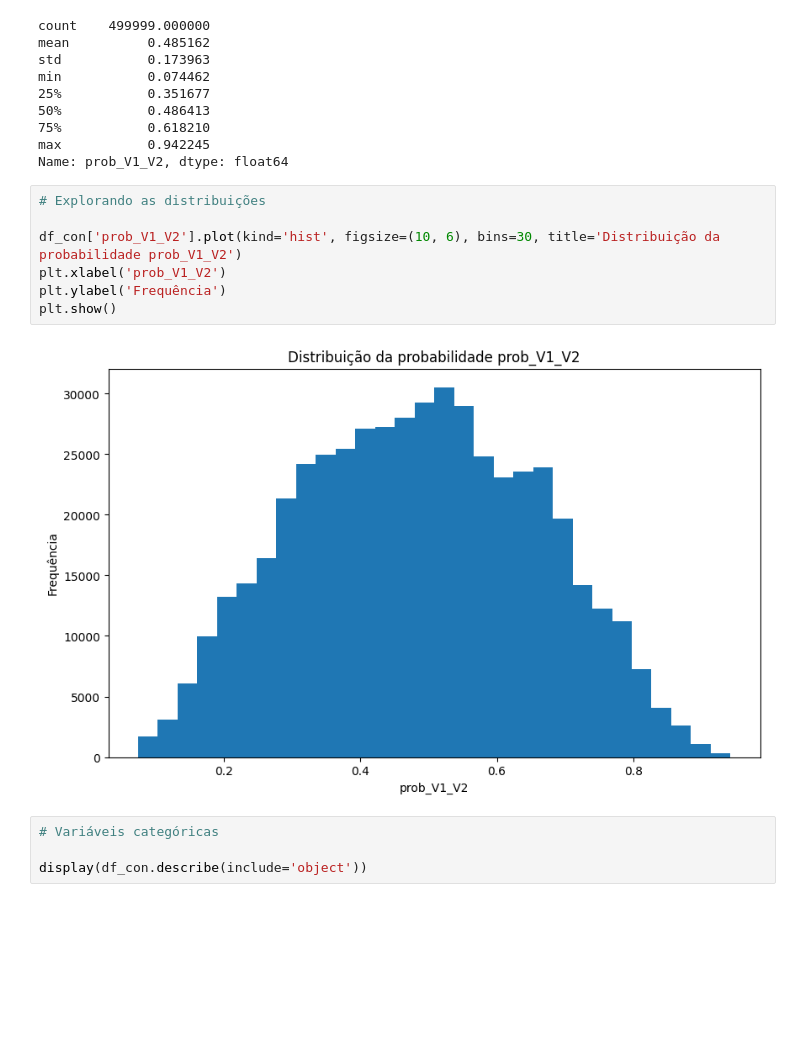
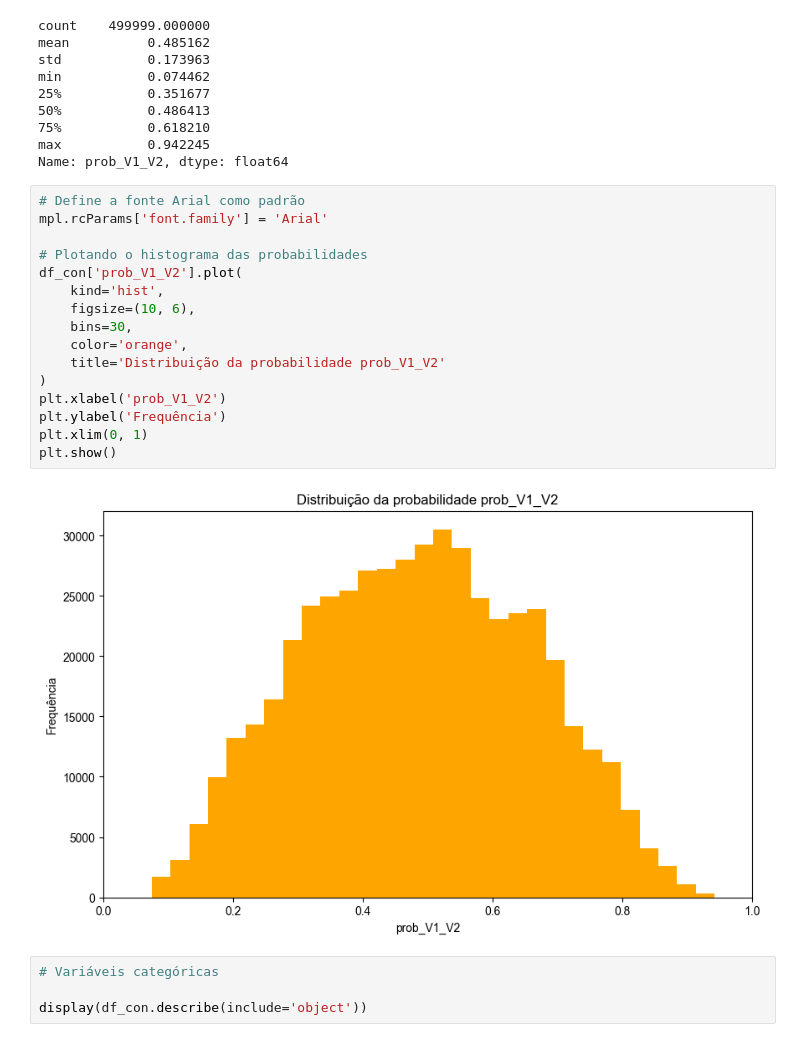
Before and after one commit to rafaeldeflon/OMS, a Jupyter notebook: notebooks/estudo_oms.ipynb, the cells around one changed output. Drawn from its saved outputs; the diff is of its cells as text; blank space fills up the shorter version.

```diff
--- a/notebooks/estudo_oms.ipynb
+++ b/notebooks/estudo_oms.ipynb
@@ -197,14 +201,23 @@ min           0.074462
 max           0.942245
 Name: prob_V1_V2, dtype: float64
 # %%
-# Explorando as distribuições
+# Define a fonte Arial como padrão
+mpl.rcParams['font.family'] = 'Arial'
 
-df_con['prob_V1_V2'].plot(kind='hist', figsize=(10, 6), bins=30, title='Distribuição da probabilidade prob_V1_V2')
+# Plotando o histograma das probabilidades
+df_con['prob_V1_V2'].plot(
+    kind='hist',
+    figsize=(10, 6),
+    bins=30,
+    color='orange',
+    title='Distribuição da probabilidade prob_V1_V2'
+)
 plt.xlabel('prob_V1_V2')
 plt.ylabel('Frequência')
+plt.xlim(0, 1)
 plt.show()
 # %% [output]
-[figure, old version]
+[figure, new version]
 # %%
 # Variáveis categóricas
 
```
Also changed, not shown: parts of 41 cells of this notebook, 5 other files.
